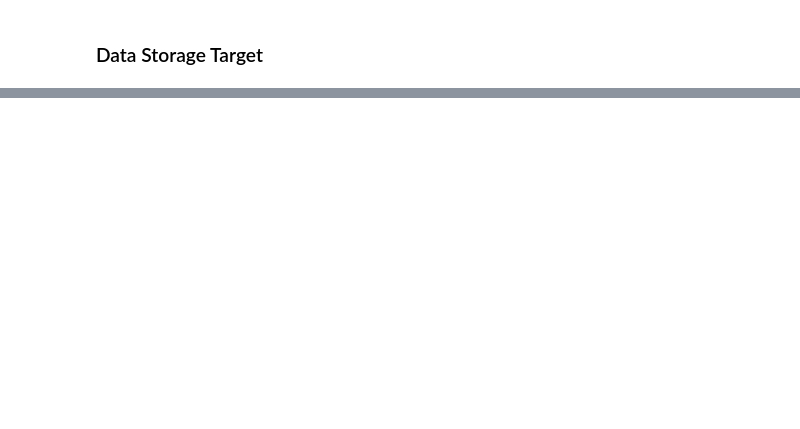
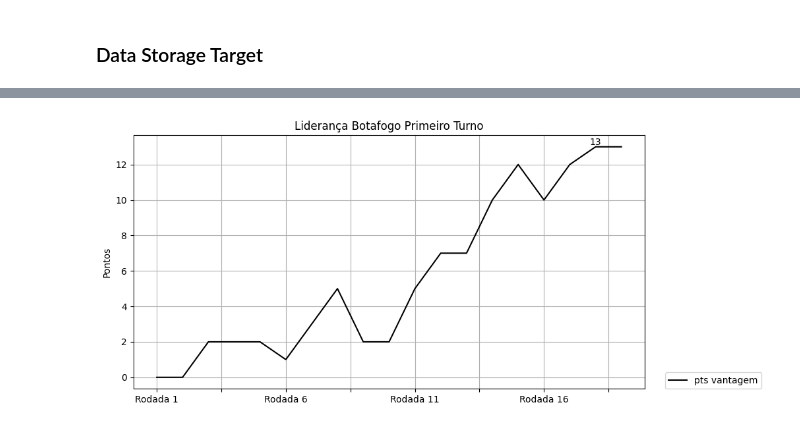
Before and after one commit to pedron123/BrasileiraoData, a Jupyter notebook: main.ipynb, the cells around one changed output, grey strips where cells are left out. Saved outputs shown, nothing was run; the diff lists cells and outputs as text; code cells hidden in the pictures; blank space fills up the shorter version.

```diff
--- a/main.ipynb
+++ b/main.ipynb
@@ -171,0 +382,25 @@ else:
+# %%
+# Botafogo leadership gap in 1st half
+first_half = []
+for i in range(final_round):
+    if i < 19:
+        first_half.append(True)
+    else:
+        first_half.append(False)
+
+ax = lideranca_botafogo[first_half].plot(kind="line", y='pts vantagem', figsize=(10, 5), color = 'black')
+
+graph_value_labels = ['Rodada 18']
+for label in graph_value_labels:
+    pontos = lideranca_botafogo.loc[label]['pts vantagem']
+    x_index = lideranca_botafogo.index.get_loc(label)
+    ax.text(x_index, pontos , f'{pontos}', va= 'bottom', ha= 'center')
+plt.title('Liderança Botafogo Primeiro Turno')
+plt.xlabel('')
+plt.ylabel('Pontos')
+plt.grid(True)
+plt.legend(loc=(1.04, 0))
+
+plt.show()
+# %% [output]
+[figure, added]
```
Also changed, not shown: parts of 36 cells of this notebook, 6 other files.
